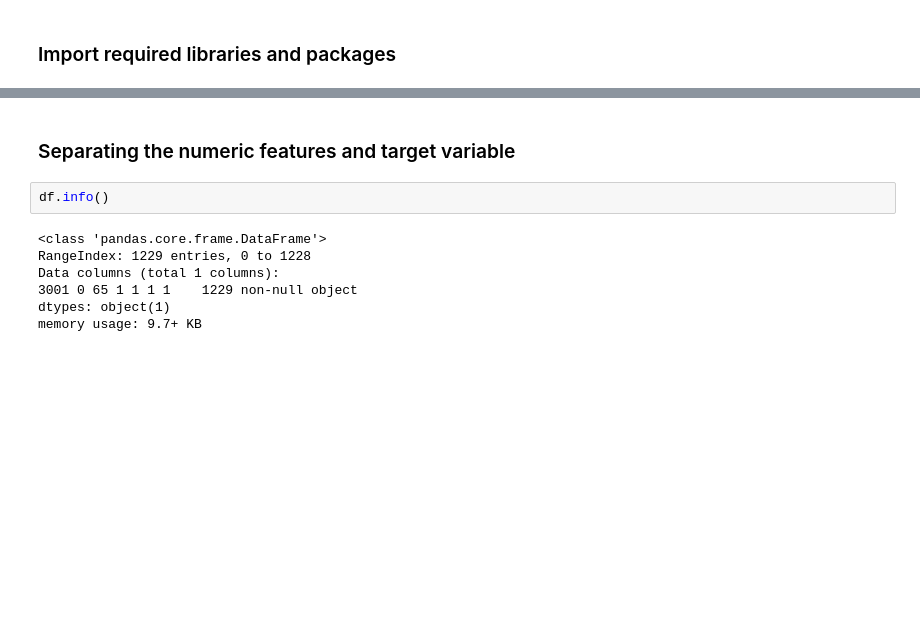
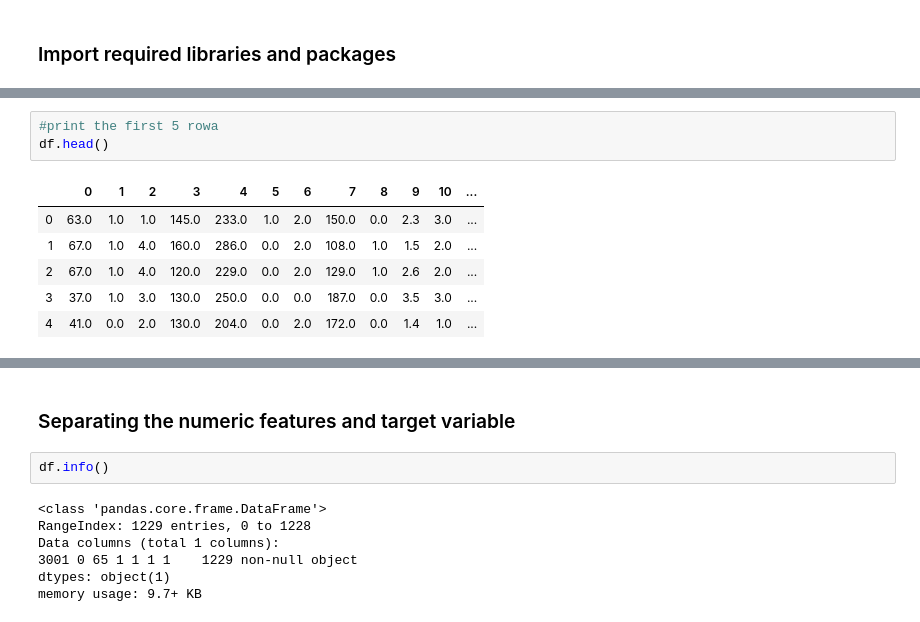
Before and after one commit to nabilatajrin/ford_used_car_analysis_-, a Jupyter notebook: processed_cleaveland_data_analysis.ipynb, the cells around one changed output, grey strips where cells are left out. Cells and saved outputs as stored; diff of their text form; blank space fills up the shorter version.

```diff
--- a/processed_cleaveland_data_analysis.ipynb
+++ b/processed_cleaveland_data_analysis.ipynb
@@ -65,0 +66,10 @@ print(df.shape)
+# %%
+#print the first 5 rowa
+df.head()
+# %% [output]
+|  | 0 | 1 | 2 | 3 | 4 | 5 | 6 | 7 | 8 | 9 | 10 | ... |
+| 0 | 63.0 | 1.0 | 1.0 | 145.0 | 233.0 | 1.0 | 2.0 | 150.0 | 0.0 | 2.3 | 3.0 | ... |
+| 1 | 67.0 | 1.0 | 4.0 | 160.0 | 286.0 | 0.0 | 2.0 | 108.0 | 1.0 | 1.5 | 2.0 | ... |
+| 2 | 67.0 | 1.0 | 4.0 | 120.0 | 229.0 | 0.0 | 2.0 | 129.0 | 1.0 | 2.6 | 2.0 | ... |
+| 3 | 37.0 | 1.0 | 3.0 | 130.0 | 250.0 | 0.0 | 0.0 | 187.0 | 0.0 | 3.5 | 3.0 | ... |
+| 4 | 41.0 | 0.0 | 2.0 | 130.0 | 204.0 | 0.0 | 2.0 | 172.0 | 0.0 | 1.4 | 1.0 | ... |
```
Also changed, not shown: parts of 22 cells of this notebook.
